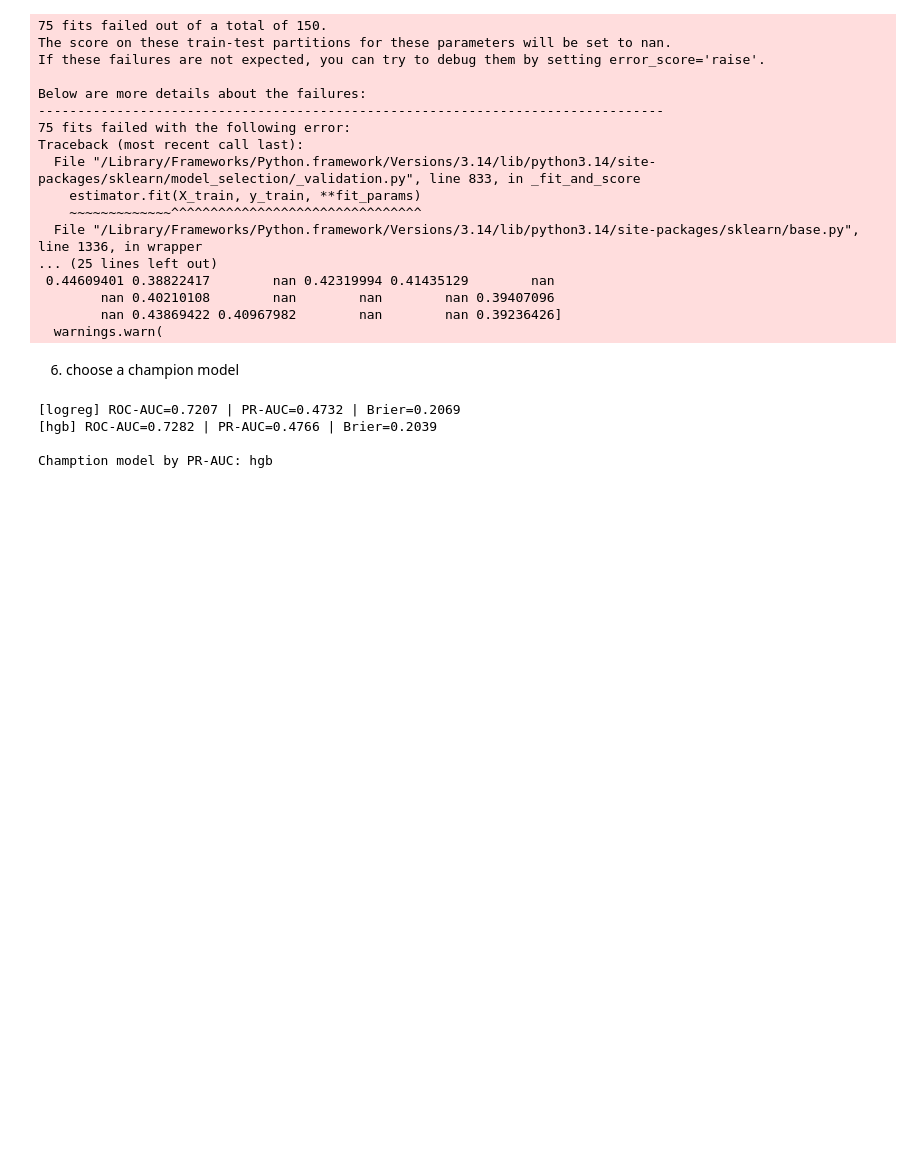
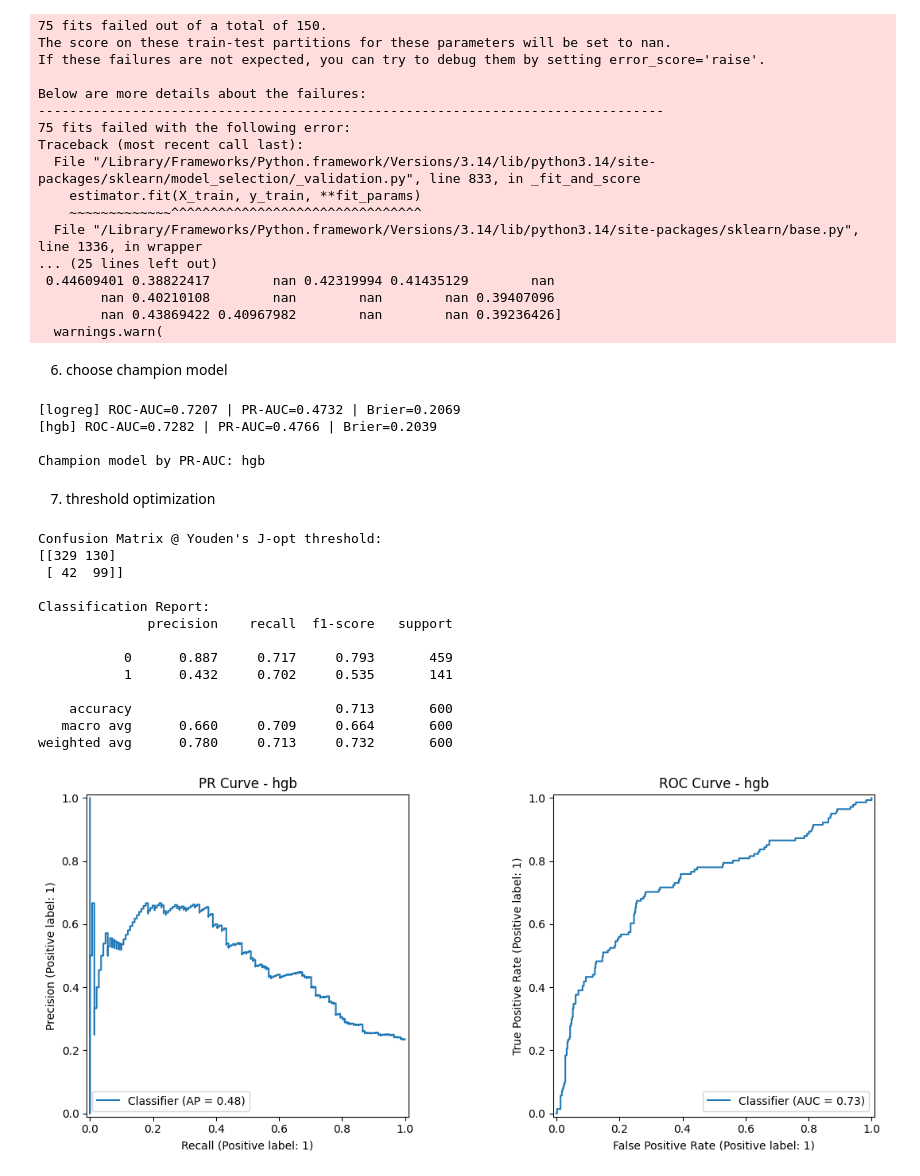
Before and after one commit to carina-ds/readmission, a Jupyter notebook: 05. model training.ipynb, the cells around one changed output. Cells and saved outputs as stored; diff of their text form; code cells hidden in the pictures; blank space fills up the shorter version.

```diff
--- a/05. model training.ipynb
+++ b/05. model training.ipynb
@@ -282,7 +283,7 @@ Traceback (most recent call last):
         nan 0.43869422 0.40967982        nan        nan 0.39236426]
   warnings.warn(
 # %% [markdown]
-6. choose a champion model
+6. choose champion model
 # %%
 candidates = {
     "logreg": best_logreg,
@@ -300,9 +301,63 @@ def evaluate(model, X_te, y_te, name='model'):
 results = {name: evaluate(m, X_test, y_test, name) for name, m in candidates.items()}
 champ_name = max(results, key=lambda k: results[k]['prc'])
 champ_model = candidates[champ_name]
-print(f"\nChamption model by PR-AUC: {champ_name}")
+print(f"\nChampion model by PR-AUC: {champ_name}")
 # %% [output]
 [logreg] ROC-AUC=0.7207 | PR-AUC=0.4732 | Brier=0.2069
 [hgb] ROC-AUC=0.7282 | PR-AUC=0.4766 | Brier=0.2039
 
-Chamption model by PR-AUC: hgb
+Champion model by PR-AUC: hgb
+# %% [markdown]
+7. threshold optimization
+# %%
+proba_test = champ_model.predict_proba(X_test)[:,1] # predicted probs
+
+def find_best_threshold_youden(y_true, y_proba):
+    fpr, tpr, thresholds=roc_curve(y_true, y_proba)
+
+    # youden's J: TPR - FPR
+    J = tpr - fpr
+
+    # best threshold
+    ix = np.argmax(J)
+    best_threshold = thresholds[ix]
+
+    return {
+        'threshold': best_threshold,
+        'youden_J': J[ix],
+        'sensitivity': tpr[ix],
+        'specificity': 1 - fpr[ix]
+    }
+
+result = find_best_threshold_youden(y_test, proba_test)
+best_thresh = result['threshold']
+y_pred = (proba_test >= best_thresh).astype(int)
+
+print("\nConfusion Matrix @ Youden's J-opt threshold:")
+print(confusion_matrix(y_test, y_pred))
+print("\nClassification Report:")
+print(classification_report(y_test, y_pred, digits=3))
+
+# curves
+fig, ax = plt.subplots(1,2, figsize=(12,5))
+PrecisionRecallDisplay.from_predictions(y_test, proba_test, ax=ax[0])
+ax[0].set_title(f'PR Curve - {champ_name}')
+RocCurveDisplay.from_predictions(y_test, proba_test, ax=ax[1])
+ax[1].set_title(f'ROC Curve - {champ_name}')
+plt.tight_layout()
+plt.show()
+# %% [output]
+Confusion Matrix @ Youden's J-opt threshold:
+[[329 130]
+ [ 42  99]]
+
+Classification Report:
+              precision    recall  f1-score   support
+
+           0      0.887     0.717     0.793       459
+           1      0.432     0.702     0.535       141
+
+    accuracy                          0.713       600
+   macro avg      0.660     0.709     0.664       600
+weighted avg      0.780     0.713     0.732       600
+[figure, added]
```
Also changed, not shown: parts of 8 cells of this notebook, 1 other file.
